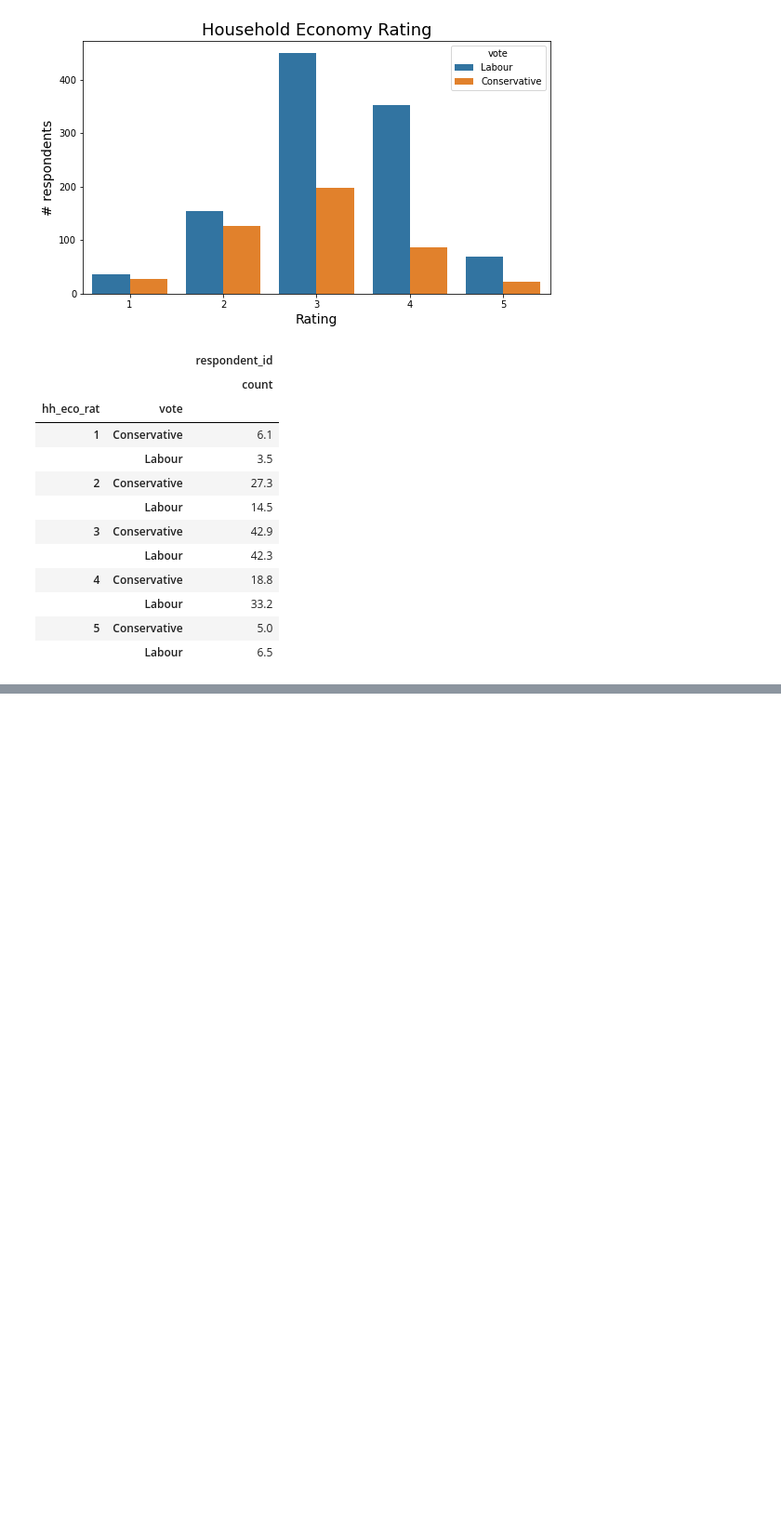
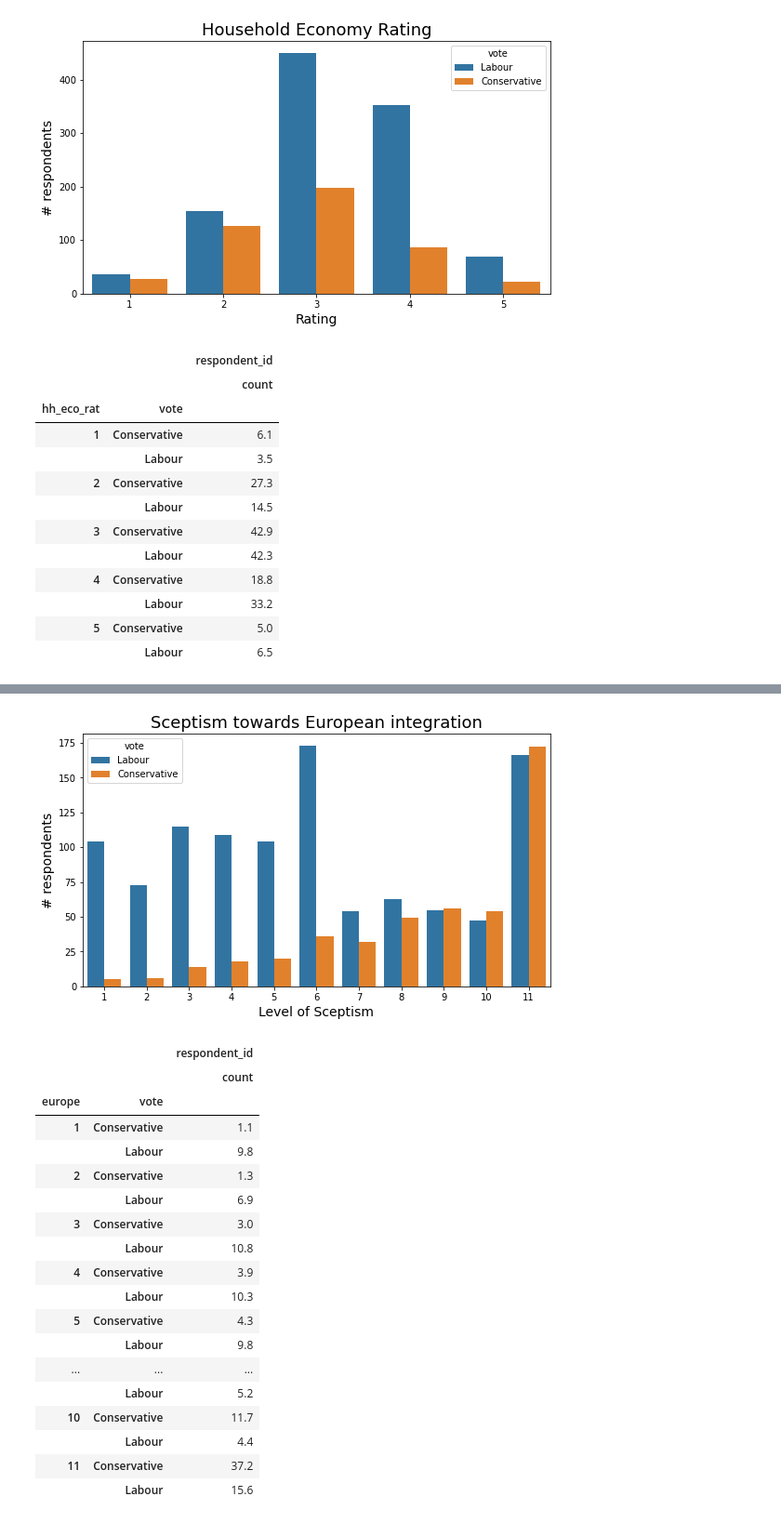
Before and after one commit to sarang-manohar/hogwarts, a Jupyter notebook: academia/machineLearning/code/machine-learning_election-data.ipynb, the cells around one changed output, grey strips where cells are left out. Shown at 93% size. Drawn from its saved outputs; the diff is of its cells as text; code cells hidden in the pictures; blank space fills up the shorter version.

```diff
--- a/academia/machineLearning/code/machine-learning_election-data.ipynb
+++ b/academia/machineLearning/code/machine-learning_election-data.ipynb
@@ -153,0 +189,27 @@ round(raw_data[['Unnamed: 0','economic.cond.household','vote']].groupby(['econom
+# %%
+fig = plt.subplots(figsize=(9,5))
+sns.countplot(x=data['europe'], hue=data['vote'])
+plt.title("Sceptism towards European integration", fontsize=18); plt.xlabel('Level of Sceptism', fontsize=14); plt.ylabel('# respondents', fontsize=14);
+plt.show()
+display(round(data[['respondent_id','europe','vote']].groupby(['europe','vote']).agg(['count'])/data[['respondent_id','vote']].groupby(['vote']).agg(['count'])*100,1))
+# %% [output]
+[figure, added]
+|  |  | respondent_id |
+|  |  | count |
+| europe | vote |  |
+| 1 | Conservative | 1.1 |
+|  | Labour | 9.8 |
+| 2 | Conservative | 1.3 |
+|  | Labour | 6.9 |
+| 3 | Conservative | 3.0 |
+|  | Labour | 10.8 |
+| 4 | Conservative | 3.9 |
+|  | Labour | 10.3 |
+| 5 | Conservative | 4.3 |
+|  | Labour | 9.8 |
+| ... | ... | ... |
+|  | Labour | 5.2 |
+| 10 | Conservative | 11.7 |
+|  | Labour | 4.4 |
+| 11 | Conservative | 37.2 |
+|  | Labour | 15.6 |
```
Also changed, not shown: parts of 6 cells of this notebook.
